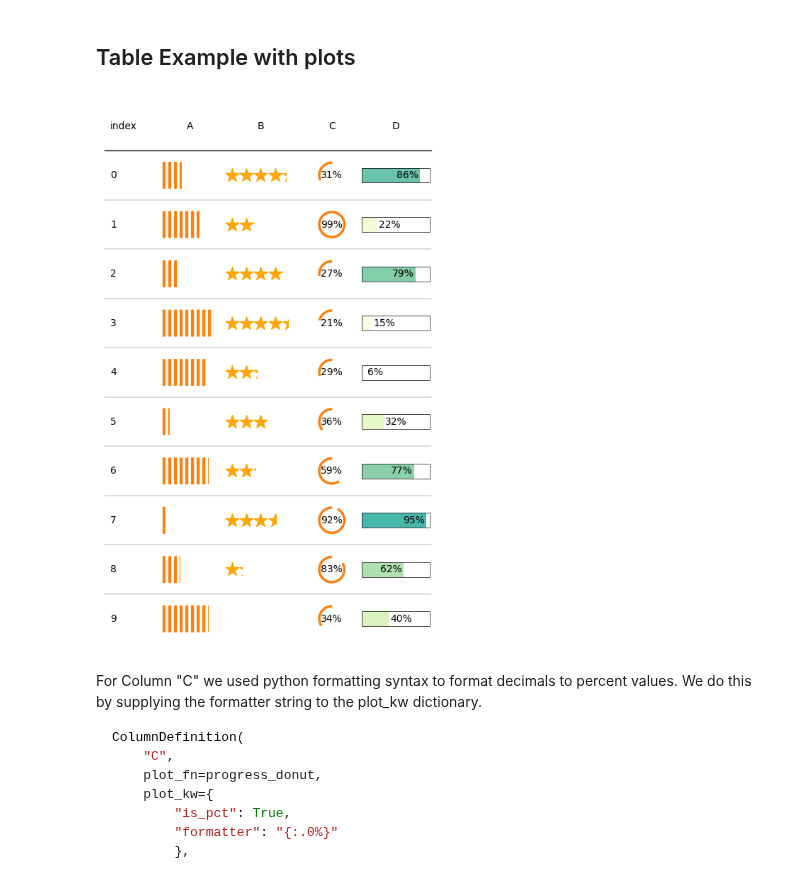
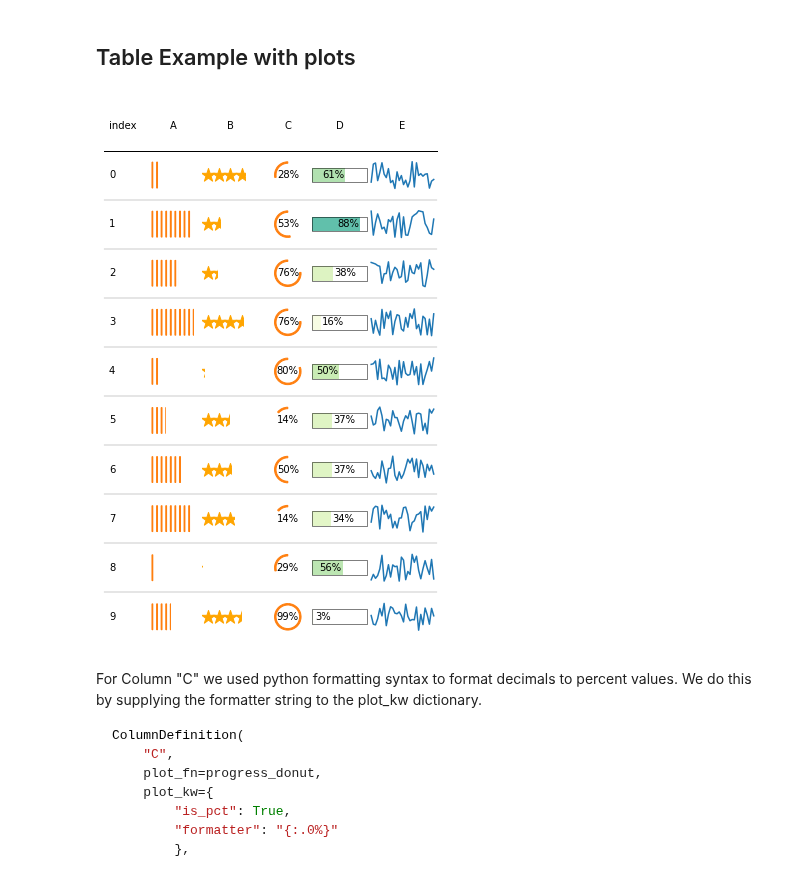
Before and after one commit to znstrider/plottable, a Jupyter notebook: docs/example_notebooks/plot_example.ipynb, the cells around one changed output. Drawn from its saved outputs; the diff is of its cells as text; code cells hidden in the pictures.

Commit message:
added exampel to plot_example nb

```diff
--- a/docs/example_notebooks/plot_example.ipynb
+++ b/docs/example_notebooks/plot_example.ipynb
@@ -19,6 +19,7 @@ cmap = LinearSegmentedColormap.from_list(
 fig, ax = plt.subplots(figsize=(6, 10))
 
 d = pd.DataFrame(np.random.random((10, 4)), columns=["A", "B", "C", "D"]).round(2)
+d['E'] = np.random.random(size=(10,30)).tolist()
 
 tab = Table(
     d,
@@ -31,35 +32,40 @@ tab = Table(
         ColumnDefinition("index", textprops={"ha": "left"}),
         ColumnDefinition("A", plot_fn=percentile_bars, plot_kw={"is_pct": True}),
         ColumnDefinition(
             "B", width=1.5, plot_fn=percentile_stars, plot_kw={"is_pct": True}
         ),
         ColumnDefinition(
             "C",
             plot_fn=progress_donut,
             plot_kw={
                 "is_pct": True,
                 "formatter": "{:.0%}"
                 },
-            ),
+        ),
         ColumnDefinition(
             "D",
             width=1.25,
             plot_fn=bar,
             plot_kw={
                 "cmap": cmap,
                 "plot_bg_bar": True,
                 "annotate": True,
                 "height": 0.5,
                 "lw": 0.5,
                 "formatter": decimal_to_percent,
             },
         ),
+        ColumnDefinition(
+            "E",
+            width=1.5,
+            plot_fn=sparklines
+        ),
     ],
 )
 
 plt.show()
 # %% [output]
-[figure, old version]
+[figure, new version]
 # %% [markdown]
 For Column "C" we used python formatting syntax to format decimals to percent values. We do this by supplying the formatter string to the plot_kw dictionary.
 
```
Also changed, not shown: parts of 1 cell of this notebook.
